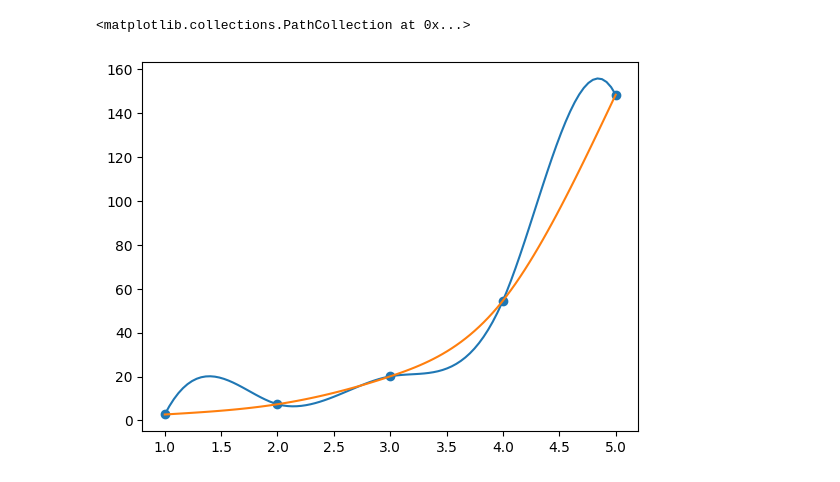
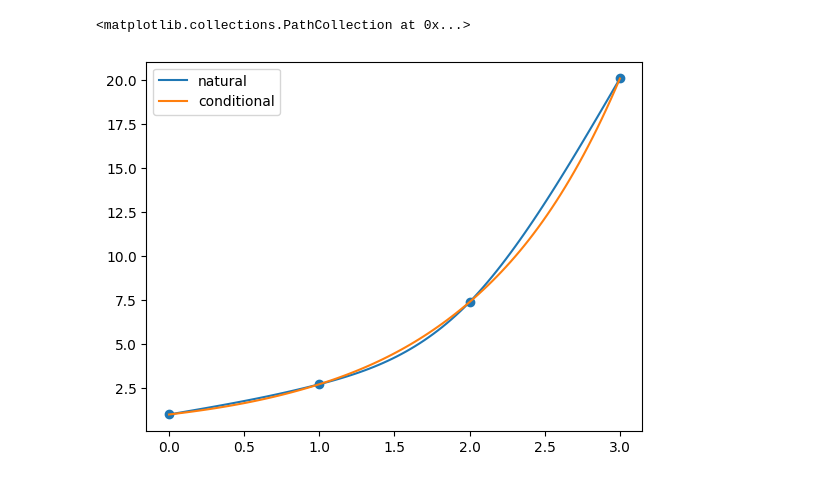
Before and after one commit to ElBromasMC/pandoc-jupyter, a Jupyter notebook: src/01example.ipynb, the cells around one changed output. Drawn from its saved outputs; the diff is of its cells as text; code cells hidden in the pictures.

```diff
--- a/src/01example.ipynb
+++ b/src/01example.ipynb
@@ -3,14 +3,19 @@ import numpy as np
 import matplotlib.pyplot as plt
 from interpolation import natural_cubic_spline, conditional_cubic_spline, eval_spline
 # %%
-X = [1, 2, 3, 4, 5]
-Y = np.exp(X)
-CS = conditional_cubic_spline(X, Y, 100, -100)
-CS1 = natural_cubic_spline(X, Y)
+f = lambda x : np.exp(x)
+
+X = [0, 1, 2, 3]
+Y = f(X)
+CS = natural_cubic_spline(X, Y)
+CS1 = conditional_cubic_spline(X, Y, 1, np.exp(3))
 I = np.linspace(min(X), max(X), 100)
-plt.plot(I, eval_spline(CS, X, I))
-plt.plot(I, eval_spline(CS1, X, I))
+R = eval_spline(CS, X, I)
+R1 = eval_spline(CS1, X, I)
+plt.plot(I, R, label="natural")
+plt.plot(I, R1, label="conditional")
+plt.legend()
 plt.scatter(X, Y)
 # %% [output]
 <matplotlib.collections.PathCollection at 0x...>
-[figure, old version]
+[figure, new version]
```
Also changed, not shown: parts of 2 cells of this notebook, 1 other file.
